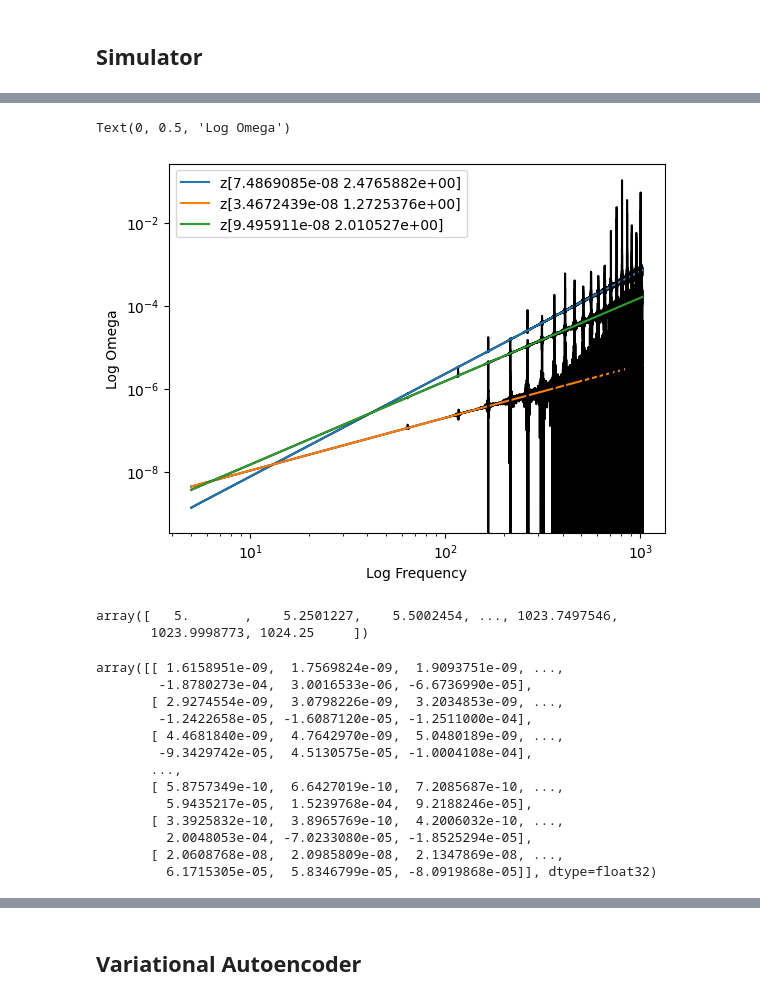
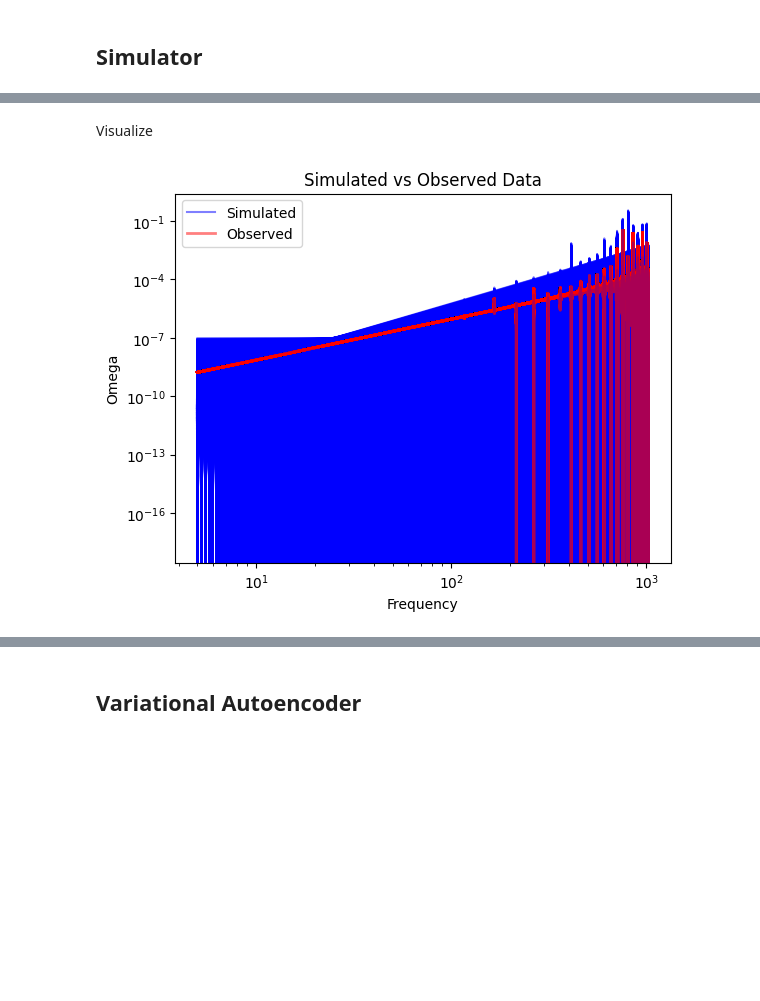
Before and after one commit to abbystokes/SBI_SGWB_DSMMA, a Jupyter notebook: Lexi/VAE.ipynb, the cells around one changed output, grey strips where cells are left out. Saved outputs shown, nothing was run; the diff lists cells and outputs as text; code cells hidden in the pictures; blank space fills up the shorter version.

```diff
--- a/Lexi/VAE.ipynb
+++ b/Lexi/VAE.ipynb
@@ -90,31 +89,22 @@ Text(0.5, 1.0, 'Example Observation: Variance vs. Frequency')
-# %%
-for i in [5, 2, 50]:
-    plt.loglog(sim.freq, samples['x'][i], color='k')
-    plt.loglog(sim.freq, samples['m'][i], label="z" + str(samples['z'][i]))
-plt.legend()
-plt.xlabel("Log Frequency")
-plt.ylabel("Log Omega")
-# %% [output]
-Text(0, 0.5, 'Log Omega')
-[figure, removed]
-# %%
-sim.freq
-# %% [output]
-array([   5.       ,    5.2501227,    5.5002454, ..., 1023.7497546,
-       1023.9998773, 1024.25     ])
-# %%
-samples['x']
-# %% [output]
-array([[ 1.6158951e-09,  1.7569824e-09,  1.9093751e-09, ...,
-        -1.8780273e-04,  3.0016533e-06, -6.6736990e-05],
-       [ 2.9274554e-09,  3.0798226e-09,  3.2034853e-09, ...,
-        -1.2422658e-05, -1.6087120e-05, -1.2511000e-04],
-       [ 4.4681840e-09,  4.7642970e-09,  5.0480189e-09, ...,
-        -9.3429742e-05,  4.5130575e-05, -1.0004108e-04],
-       ...,
-       [ 5.8757349e-10,  6.6427019e-10,  7.2085687e-10, ...,
-         5.9435217e-05,  1.5239768e-04,  9.2188246e-05],
-       [ 3.3925832e-10,  3.8965769e-10,  4.2006032e-10, ...,
-         2.0048053e-04, -7.0233080e-05, -1.8525294e-05],
-       [ 2.0608768e-08,  2.0985809e-08,  2.1347869e-08, ...,
-         6.1715305e-05,  5.8346799e-05, -8.0919868e-05]], dtype=float32)
+# %% [markdown]
+Visualize
+# %%
+
+for i in range(len(samples)):
+    if i == 0:  # Label only the first simulated dataset to avoid clutter
+        plt.loglog(sim.freq, samples[i]['x'], 'b', alpha=0.5, label='Simulated')
+        plt.loglog(sim.freq, obs['x'], 'r', lw=2,  alpha=0.5,label='Observed')  # Observed data
+    else:
+        plt.loglog(sim.freq, samples[i]['x'], 'b', alpha=0.5)
+        plt.loglog(sim.freq, obs['x'], 'r', lw=2,  alpha=0.5)
+
+# Adding labels and title
+plt.xlabel("Frequency")
+plt.ylabel("Omega")
+plt.title("Simulated vs Observed Data")
+
+# Show legend
+plt.legend()
+plt.show()
+# %% [output]
+[figure, added]
```
Also changed, not shown: parts of 28 cells of this notebook, 1 other file.
